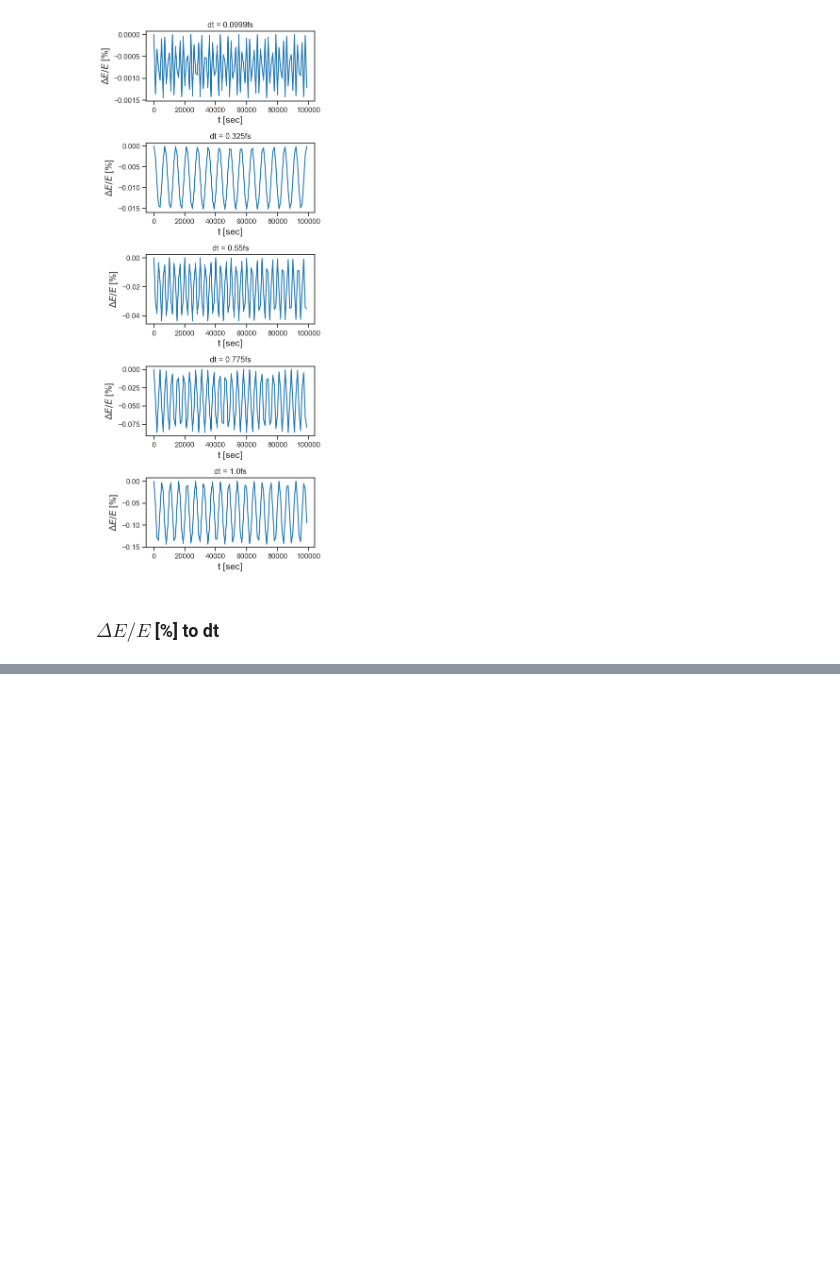
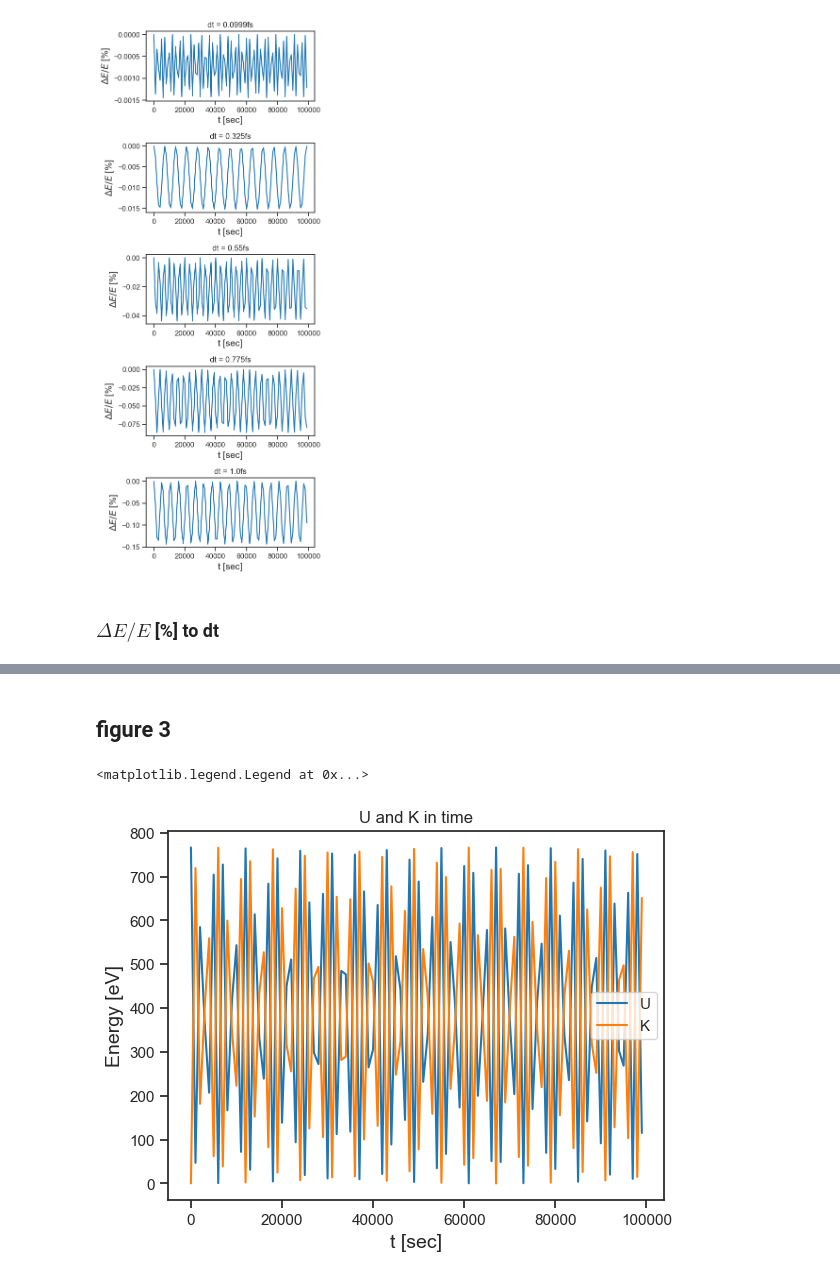
Before and after one commit to SagiMeir/Simulations4Beginners, a Jupyter notebook: getting_started.ipynb, the cells around one changed output, grey strips where cells are left out. Cells and saved outputs as stored; diff of their text form; code cells hidden in the pictures; blank space fills up the shorter version.

```diff
--- a/getting_started.ipynb
+++ b/getting_started.ipynb
@@ -140,0 +144,20 @@ plt.plot(time, posX)
+# %% [markdown]
+## figure 3
+# %%
+import numpy as np
+import pandas as pd
+import matplotlib.pyplot as plt
+# and for nice looking plots:
+import seaborn as sns
+sns.set_theme(style="ticks",rc={'axes.labelsize':14},palette='tab10')
+
+df = pd.read_csv("simForFig3.log", sep='\s+')
+plt.title("U and K in time")
+plt.xlabel('t [sec]')
+plt.ylabel(r"Energy [eV]")
+plt.plot(df['step'], df['U'] * 1.602E19, label="U")
+plt.plot(df['step'], df['K'] * 1.602E19, label="K")
+plt.legend()
+# %% [output]
+<matplotlib.legend.Legend at 0x...>
+[figure, added]
```
Also changed, not shown: parts of 6 cells of this notebook, 1 other file.
